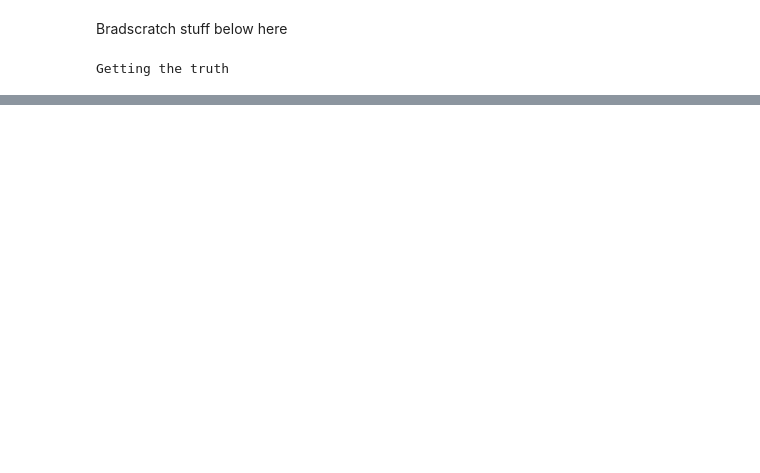
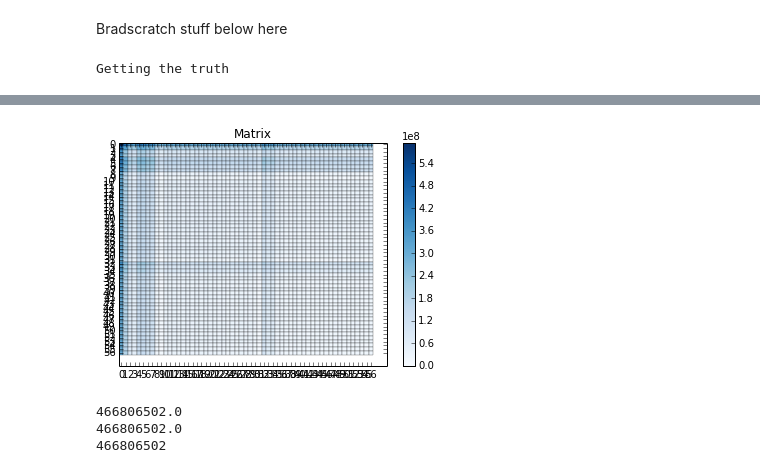
Before and after one commit to bradtaylor/thesis, a Jupyter notebook: evaluate_library_descrimination.ipynb, the cells around one changed output, grey strips where cells are left out. Cells and saved outputs as stored; diff of their text form; code cells hidden in the pictures; blank space fills up the shorter version.

```diff
--- a/evaluate_library_descrimination.ipynb
+++ b/evaluate_library_descrimination.ipynb
@@ -846,12 +882,12 @@ def all_pairs_fixed(table, n_groups):
 # %%
 groups, libraries = get_groups_and_libraries(meta)
 n_groups = len(groups)
-ap_matrix = np.zeros((n_groups,n_groups))
-for item in table.items():
-    l = len(item[0])
-    for i in xrange(l-1):
-        for j in xrange(i+1,l):
-            ap_matrix[item[0][i],item[0][j]] += item[1]
+# ap_matrix = np.zeros((n_groups,n_groups))
+# for item in table.items():
+#     l = len(item[0])
+#     for i in xrange(l-1):
+#         for j in xrange(i+1,l):
+#             ap_matrix[item[0][i],item[0][j]] += item[1]
 # %%
 
 plot_matrix(ap_matrix)
@@ -940,0 +1076,16 @@ print np.max(zero_diag(exacts))
+# %%
+summed_sizes = np.zeros((n_groups, n_groups))
+for i in xrange(len(tuple_sizes)):
+    for j in xrange(len(tuple_sizes)):
+        summed_sizes[i,j] = tuple_sizes[i] + tuple_sizes[j]
+plot_matrix(summed_sizes)
+
+
+print summed_sizes[1,0]
+print summed_sizes[0,1]
+print tuple_sizes[0] + tuple_sizes[1]
+# %% [output]
+[figure, added]
+466806502.0
+466806502.0
+466806502
```
Also changed, not shown: parts of 18 cells of this notebook.
